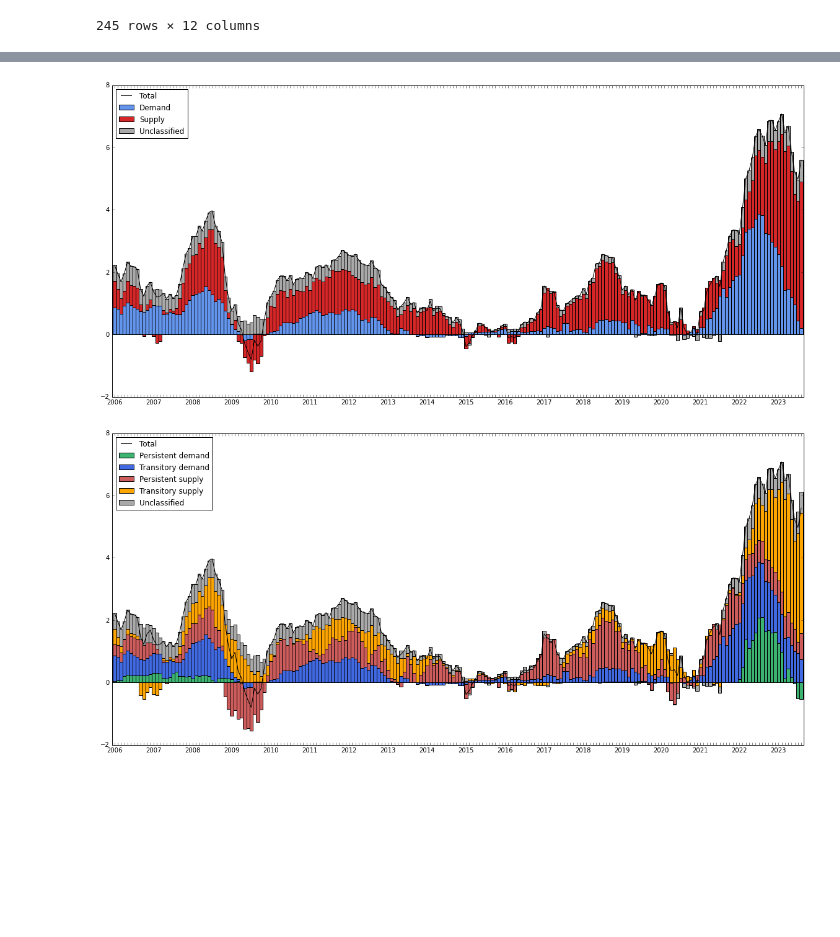
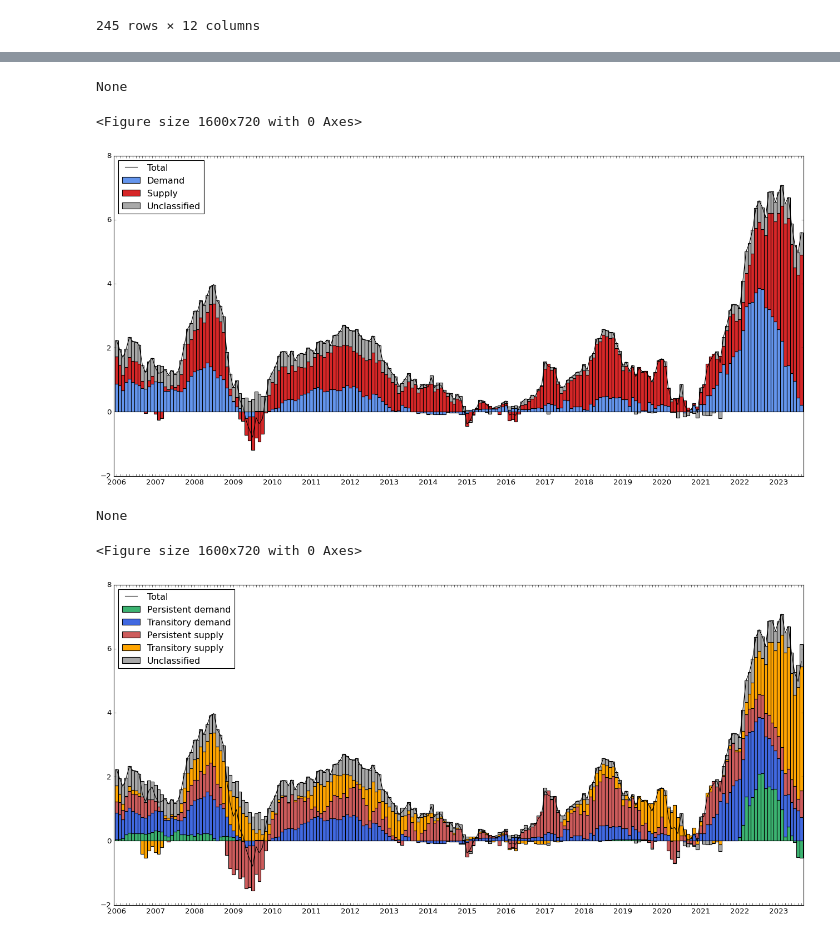
Before and after one commit to pierld/SVAR3A, a Jupyter notebook: main/Documentation.ipynb, the cells around one changed output, grey strips where cells are left out. Cells and saved outputs as stored; diff of their text form; code cells hidden in the pictures; blank space fills up the shorter version.

```diff
--- a/main/Documentation.ipynb
+++ b/main/Documentation.ipynb
@@ -453,11 +456,17 @@ cpi_meta.plot_stack(df=cpi_meta.shapiro_aic_r,robust="param",unclassified=True,y
 # %%
 matplotlib.rcParams['figure.figsize'] = [20, 9]
-cpi_meta.plot_stack(df=cpi_meta.sheremirov,method="sheremirov",year=2005)
+display(cpi_meta.plot_stack(df=cpi_meta.sheremirov,method="sheremirov",year=2005))
+#display(cpi_meta.plot_stack_new(df=cpi_meta.sheremirov,method="sheremirov",year=2005))
 # %% [output]
+None
+<Figure size 1600x720 with 0 Axes>
-[figure, old version]
+[figure, new version]
 # %%
 # set robust="complex" to visualize Sheremirov methodology with persistent/transitory classification
 matplotlib.rcParams['figure.figsize'] = [20, 9]
-cpi_meta.plot_stack(df=cpi_meta.sheremirov,method="sheremirov",robust="complex",year=2005)
+display(cpi_meta.plot_stack(df=cpi_meta.sheremirov,method="sheremirov",robust="complex",year=2005))
+#display(cpi_meta.plot_stack_new(df=cpi_meta.sheremirov,method="sheremirov",robust="complex",year=2005))
 # %% [output]
+None
+<Figure size 1600x720 with 0 Axes>
-[figure, old version]
+[figure, new version]
```
Also changed, not shown: parts of 11 cells of this notebook, 9 other files.
